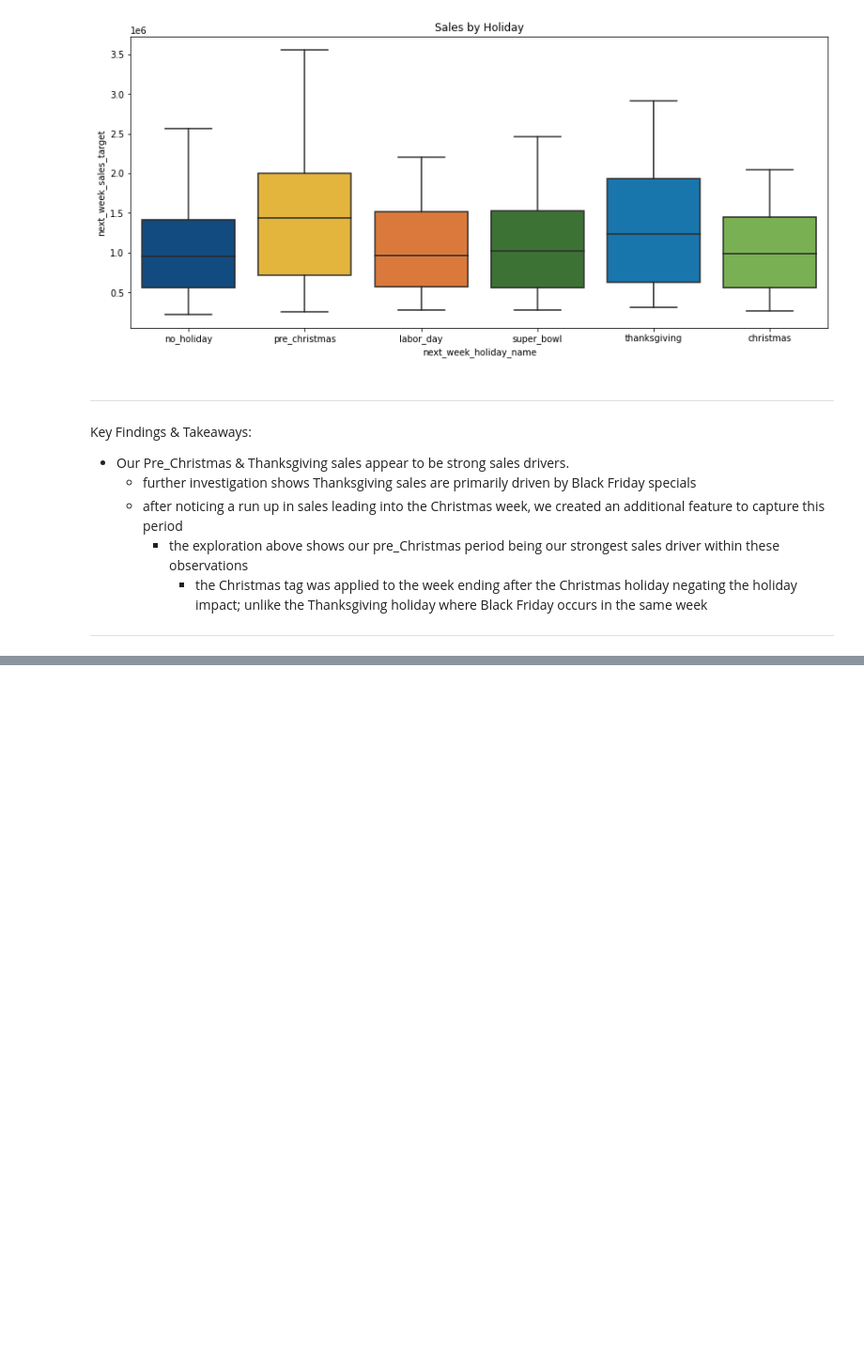
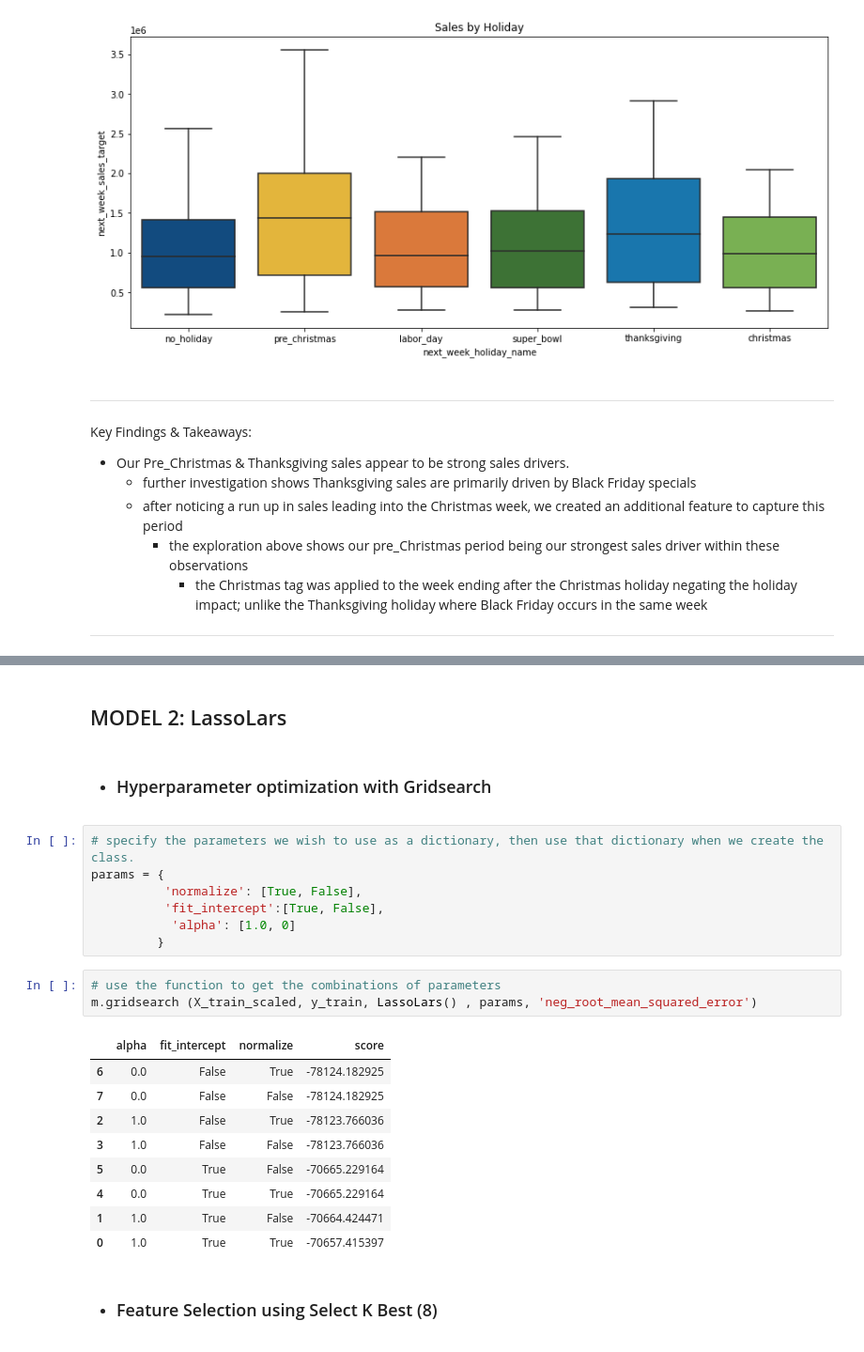
Before and after one commit to Attention-Walmart-Shoppers/capstone, a Jupyter notebook: final_notebook_draft.ipynb, the cells around one changed output, grey strips where cells are left out. Shown at 94% size. Drawn from its saved outputs; the diff is of its cells as text; blank space fills up the shorter version.

```diff
--- a/final_notebook_draft.ipynb
+++ b/final_notebook_draft.ipynb
@@ -125,0 +327,28 @@ Key Findings & Takeaways:
+# %% [markdown]
+## MODEL 2: LassoLars
+# %% [markdown]
+###
+* ### Hyperparameter optimization with Gridsearch
+# %%
+# specify the parameters we wish to use as a dictionary, then use that dictionary when we create the class.
+params = {
+          'normalize': [True, False],
+          'fit_intercept':[True, False],
+           'alpha': [1.0, 0]
+         }
+# %%
+# use the function to get the combinations of parameters
+m.gridsearch (X_train_scaled, y_train, LassoLars() , params, 'neg_root_mean_squared_error')
+# %% [output]
+|  | alpha | fit_intercept | normalize | score |
+| 6 | 0.0 | False | True | -78124.182925 |
+| 7 | 0.0 | False | False | -78124.182925 |
+| 2 | 1.0 | False | True | -78123.766036 |
+| 3 | 1.0 | False | False | -78123.766036 |
+| 5 | 0.0 | True | False | -70665.229164 |
+| 4 | 0.0 | True | True | -70665.229164 |
+| 1 | 1.0 | True | False | -70664.424471 |
+| 0 | 1.0 | True | True | -70657.415397 |
+# %% [markdown]
+###
+* ### Feature Selection using Select K Best (8)
```
Also changed, not shown: parts of 93 cells of this notebook.
